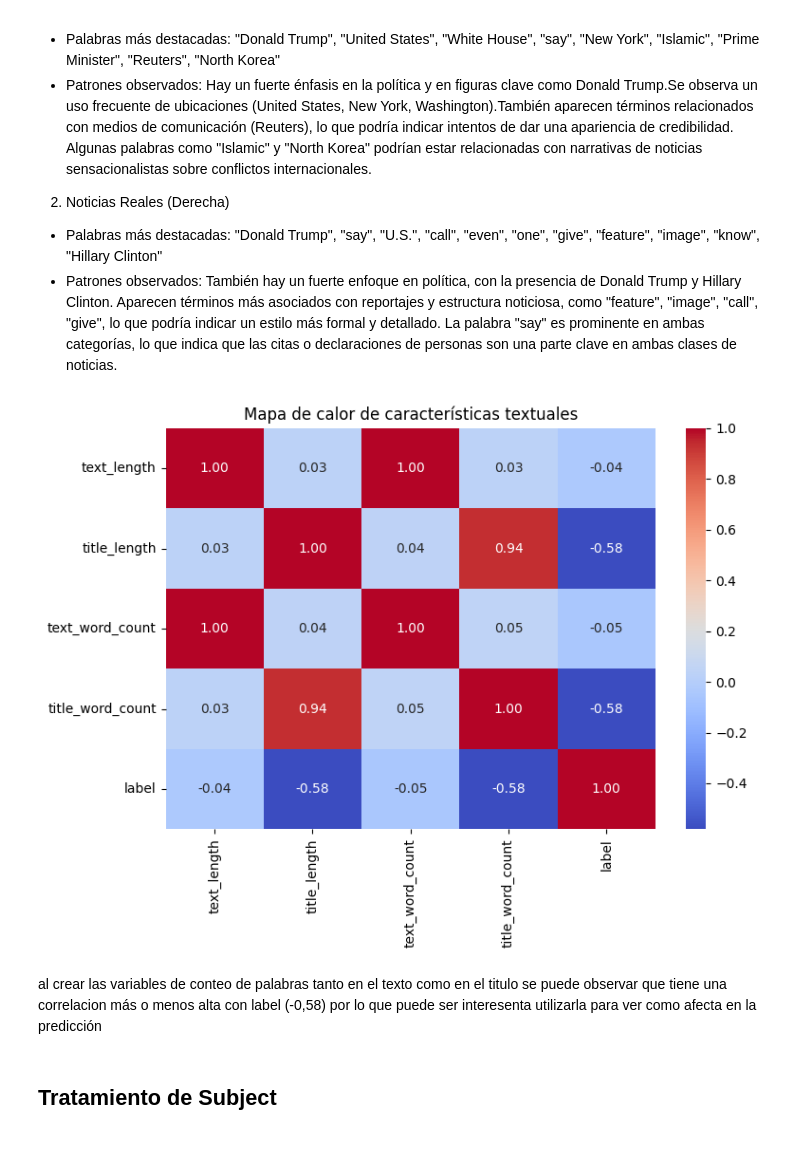
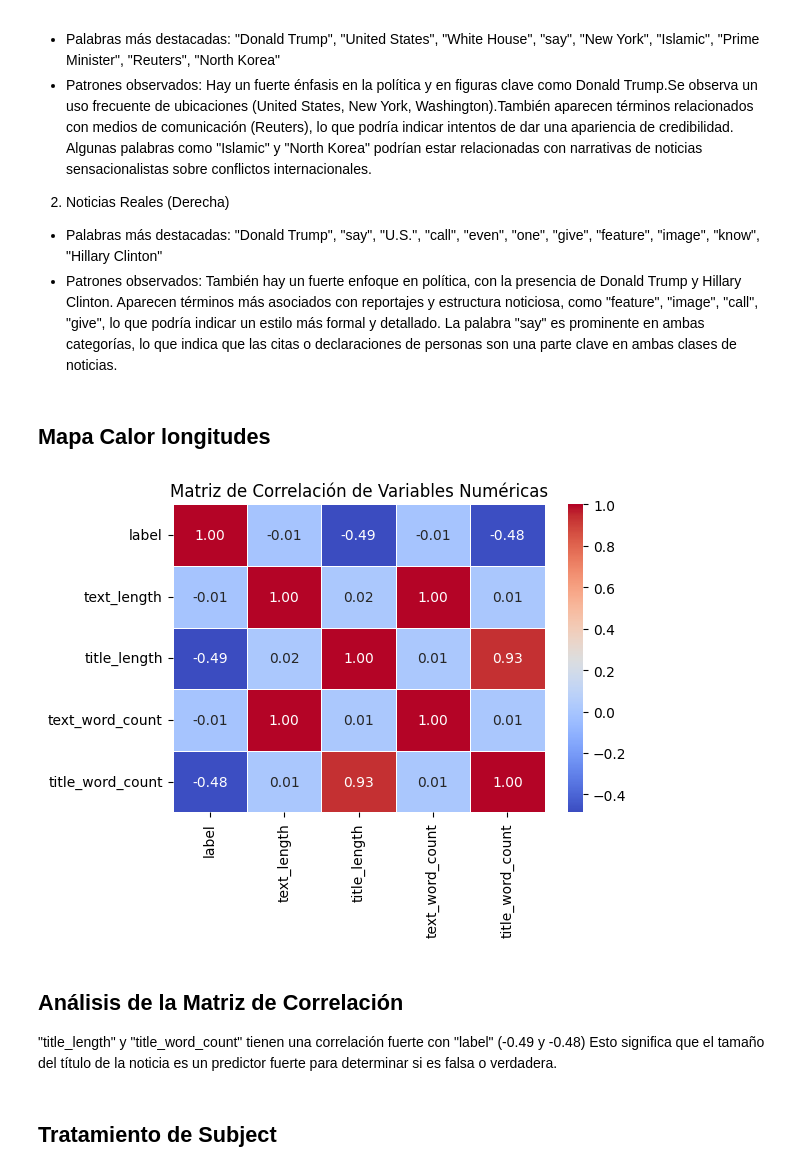
Before and after one commit to IsabelRomoBru/proyecto_machine_learning_Fake_News, a Jupyter notebook: notebooks/EDA.ipynb, the cells around one changed output. Cells and saved outputs as stored; diff of their text form; code cells hidden in the pictures; blank space fills up the shorter version.

```diff
--- a/notebooks/EDA.ipynb
+++ b/notebooks/EDA.ipynb
@@ -402,26 +402,30 @@ Aparecen términos más asociados con reportajes y estructura noticiosa, como "f
 La palabra "say"  es prominente en ambas categorías, lo que indica que las citas o declaraciones de personas son una parte clave en ambas clases de noticias.
 # %%
 data1=pd.read_csv('/Users/isaromobru/Desktop/FakeNews 10.57.24/proyecto_machine_learning_Fake_News/data/processed/processedstopword2.csv')
-# %%
-# Crear nuevas columnas para extraer características numéricas de los textos
-data1['text_length'] = data1['text'].apply(lambda x: len(x) if isinstance(x, str) else 0)
-data1['title_length'] = data1['title'].apply(lambda x: len(x) if isinstance(x, str) else 0)
-data1['text_word_count'] = data1['text'].apply(lambda x: len(x.split()) if isinstance(x, str) else 0)
-data1['title_word_count'] = data1['title'].apply(lambda x: len(x.split()) if isinstance(x, str) else 0)
-
-# Seleccionar las columnas que queremos analizar
-features = ['text_length', 'title_length', 'text_word_count', 'title_word_count','label']
-corr_matrix = data1[features].corr()
-
-# Configurar el mapa de calor usando Seaborn
-plt.figure(figsize=(8, 6))
-sns.heatmap(corr_matrix, annot=True, cmap='coolwarm', fmt=".2f")
-plt.title("Mapa de calor de características textuales")
-plt.tight_layout()
-# %% [output]
-[figure, removed]
-# %% [markdown]
-al crear las variables de conteo de palabras tanto en el texto como en el titulo se puede observar que tiene una correlacion  más o menos alta con label (-0,58) por lo que puede ser interesenta utilizarla para ver como afecta en la predicción
+# %% [markdown]
+## Mapa Calor longitudes
+# %%
+df_1= pd.read_csv('/Users/isaromobru/Desktop/FakeNews 10.57.24/proyecto_machine_learning_Fake_News/data/processed/archivo.csv')
+# Seleccionar solo las columnas numéricas
+df_numeric = df_1.select_dtypes(include=['number'])
+
+# Calcular la matriz de correlación
+correlation_matrix = df_numeric.corr()
+
+# Graficar el mapa de calor de correlación
+
+
+plt.figure(figsize=(6, 4))
+sns.heatmap(correlation_matrix, annot=True, cmap="coolwarm", fmt=".2f", linewidths=0.5)
+plt.title("Matriz de Correlación de Variables Numéricas")
+plt.show();
+# %% [output]
+[figure, added]
+# %% [markdown]
+## Análisis de la Matriz de Correlación
+
+"title_length" y "title_word_count" tienen una correlación fuerte con "label" (-0.49 y -0.48)
+Esto significa que el tamaño del título de la noticia es un predictor fuerte para determinar si es falsa o verdadera.
 # %% [markdown]
 ## Tratamiento de Subject
 # %%
```
Also changed, not shown: 6 other files.
